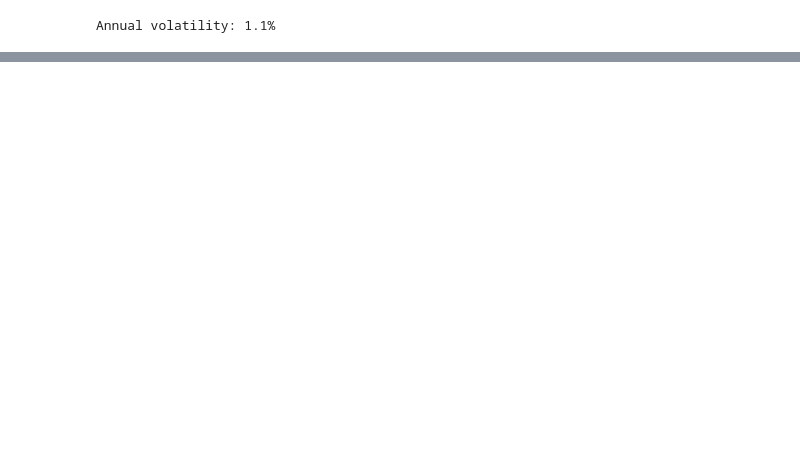
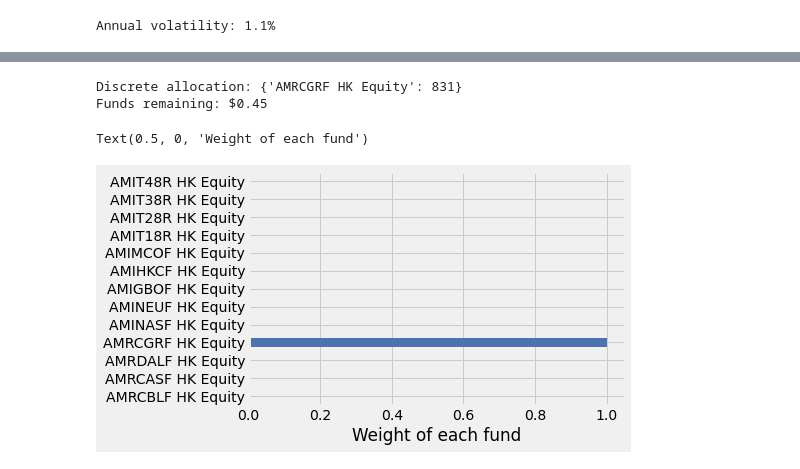
Before and after one commit to delladolphin/Data-Intelligence-Bootcademy, a Jupyter notebook: Capstone presentation_AMTD_dropped 3 funds.ipynb, the cells around one changed output, grey strips where cells are left out. Saved outputs shown, nothing was run; the diff lists cells and outputs as text; code cells hidden in the pictures; blank space fills up the shorter version.

```diff
--- a/Capstone presentation_AMTD_dropped 3 funds.ipynb
+++ b/Capstone presentation_AMTD_dropped 3 funds.ipynb
@@ -332,12 +417,16 @@ latest_prices
 # %%
 cleaned_weights = ef.clean_weights()
 weights = cleaned_weights
-#da = DiscreteAllocation(weights, latest_prices, total_portfolio_value=tpv)     #Interactive element hidden for now.
-da = DiscreteAllocation(weights, latest_prices, total_portfolio_value=15000)     #Hide this if using input() function.
+da = DiscreteAllocation(weights, latest_prices, total_portfolio_value=tpv)
 allocation, leftover = da.lp_portfolio()
 print("Discrete allocation:", allocation)
 print("Funds remaining: ${:.2f}".format(leftover))
+# %% [output]
+Discrete allocation: {'AMRCGRF HK Equity': 831}
+Funds remaining: $0.45
 # %%
 pd.Series(weights).plot.barh()
 plt.xlabel('Weight of each fund')
-plt.title("Performance of Funds")
+# %% [output]
+Text(0.5, 0, 'Weight of each fund')
+[figure, added]
```
Also changed, not shown: parts of 23 cells of this notebook, 3 other files.
